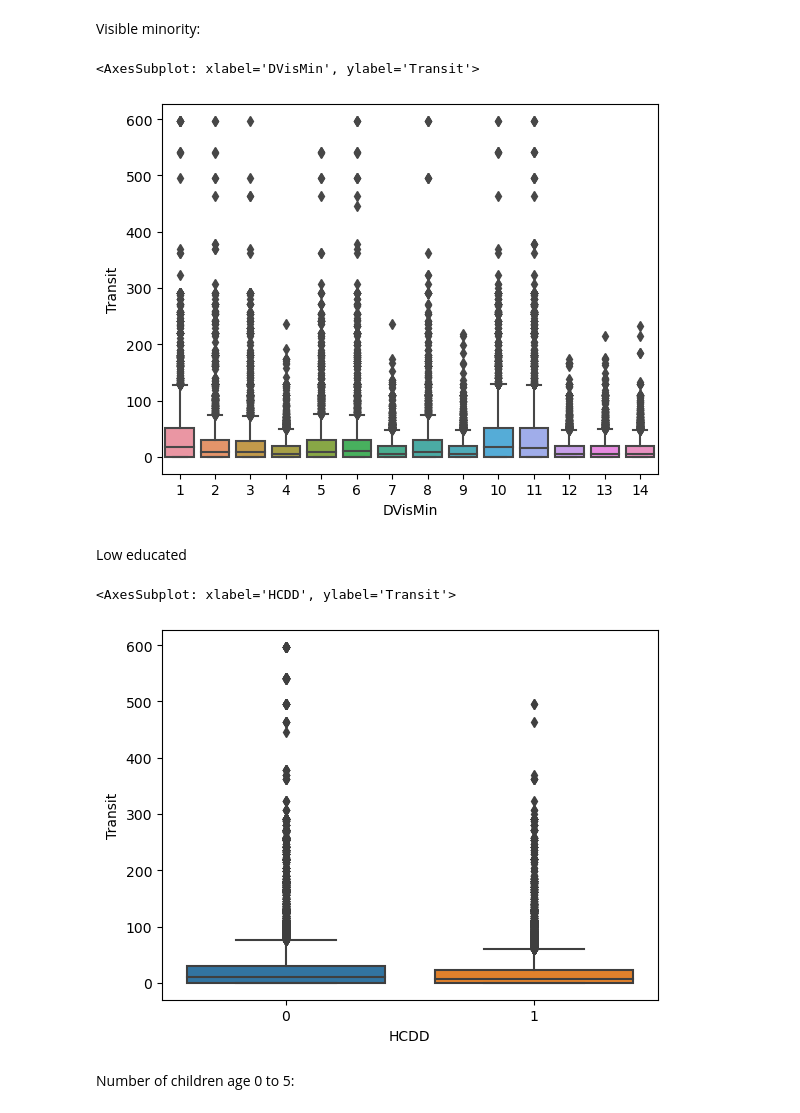
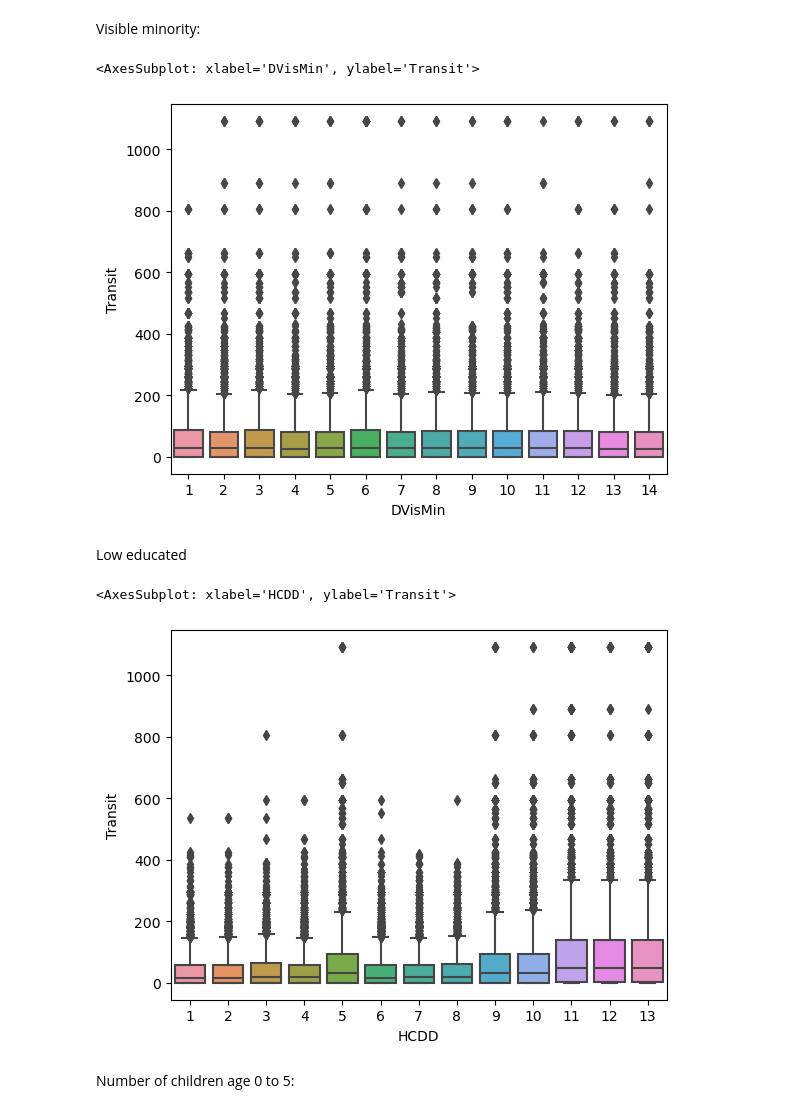
Before and after one commit to dias-bruno/CommuteCA, a Jupyter notebook: data-raw/make-data/01_test_data/02-Census-Test-Data-Toronto.ipynb, the cells around one changed output. Cells and saved outputs as stored; diff of their text form; code cells hidden in the pictures.

Commit message:
Python code to generate test data

```diff
--- a/data-raw/make-data/01_test_data/02-Census-Test-Data-Toronto.ipynb
+++ b/data-raw/make-data/01_test_data/02-Census-Test-Data-Toronto.ipynb
@@ -318,7 +363,7 @@ Mob5 - Mobility 5 : Mobility Status - Place of residence 5 years ago
 values = [-3, 2, 5, 6, 14]
 probs = [0.005, 0.15, 0.05, 0.7, 0.095]
 
-census_toronto_sa['Mob5'] = np.random.choice(values, size=len(census_toronto_sa), p=probs)
+census_GTAH_sa['Mob5'] = np.random.choice(values, size=len(census_GTAH_sa), p=probs)
 # %% [markdown]
 Immigration period:
 # %%
@@ -334,7 +379,7 @@ sns.boxplot(data=census_toronto_sa, x='PerImmA', y='SA_i')
 # %% [markdown]
 Visible minority:
 # %%
-centered = census_toronto_sa['SA_i'] - census_toronto_sa['SA_i'].mean()
+centered = census_GTAH_sa['Bike'] - census_GTAH_sa['Bike'].mean()
 
 scale = 0.0065
 
@@ -351,7 +396,7 @@ all_groups = high_SA_groups + low_SA_groups + mixed_groups
 
 prob_matrix = []
 
-for i in range(len(census_toronto_sa)):
+for i in range(len(census_GTAH_sa)):
     row_probs = []
     for group in all_groups:
         if group in high_SA_groups:
@@ -367,11 +412,11 @@ for i in range(len(census_toronto_sa)):
 
 DVisMin = [np.random.choice(all_groups, p=probs) for probs in prob_matrix]
 
-census_toronto_sa['DVisMin'] = DVisMin
+census_GTAH_sa['DVisMin'] = DVisMin
 # %%
-sns.boxplot(data=census_toronto_sa, x='DVisMin', y='Transit')
+sns.boxplot(data=census_GTAH_sa, x='DVisMin', y='Transit')
 # %% [output]
 <AxesSubplot: xlabel='DVisMin', ylabel='Transit'>
-[figure, old version]
+[figure, new version]
 # %% [markdown]
 Low educated
@@ -383,8 +423,43 @@ census_toronto_sa['HCDD'] = np.random.binomial(1, prob_edu_1)
+# %%
+centered = census_GTAH_sa['Transit'] - census_GTAH_sa['Transit'].mean()
+
+scale = 0.0065
+
+high_prob = expit(centered * scale)
+low_prob = expit(-centered * scale)
+neutral_prob = np.full_like(high_prob, 0.5)
+
+
+high_SA_groups = [13,12,11]
+low_SA_groups = [1,2,3,4,6,7,8]
+mixed_groups = [9,10,5]
+
+all_groups = high_SA_groups + low_SA_groups + mixed_groups
+
+prob_matrix = []
+
+for i in range(len(census_GTAH_sa)):
+    row_probs = []
+    for group in all_groups:
+        if group in high_SA_groups:
+            row_probs.append(high_prob[i])
+        elif group in low_SA_groups:
+            row_probs.append(low_prob[i])
+        else:
+            row_probs.append(neutral_prob[i])
+
+    row_probs = np.array(row_probs)
+    row_probs /= row_probs.sum()
+    prob_matrix.append(row_probs)
+
+HCDD = [np.random.choice(all_groups, p=probs) for probs in prob_matrix]
+
+census_GTAH_sa['HCDD'] = HCDD
 # %%
-sns.boxplot(data=census_toronto_sa, x='HCDD', y='Transit')
+sns.boxplot(data=census_GTAH_sa, x='HCDD', y='Transit')
 # %% [output]
 <AxesSubplot: xlabel='HCDD', ylabel='Transit'>
-[figure, old version]
+[figure, new version]
 # %% [markdown]
 Number of children age 0 to 5:
 # %%
```
Also changed, not shown: parts of 73 cells of this notebook, 1 other file.
